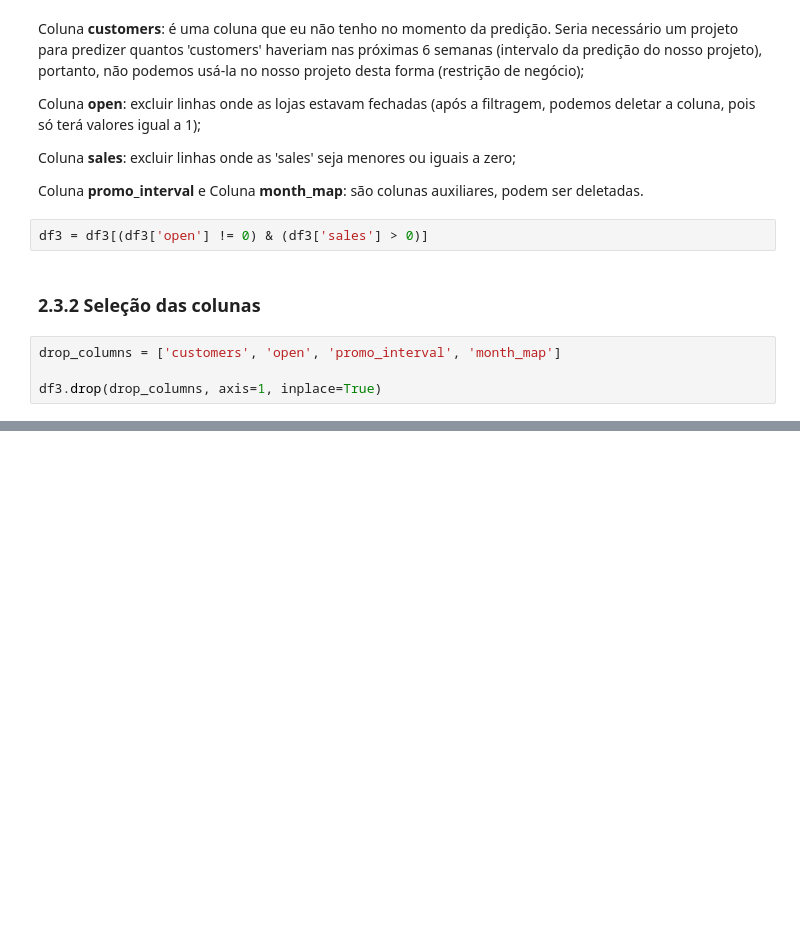
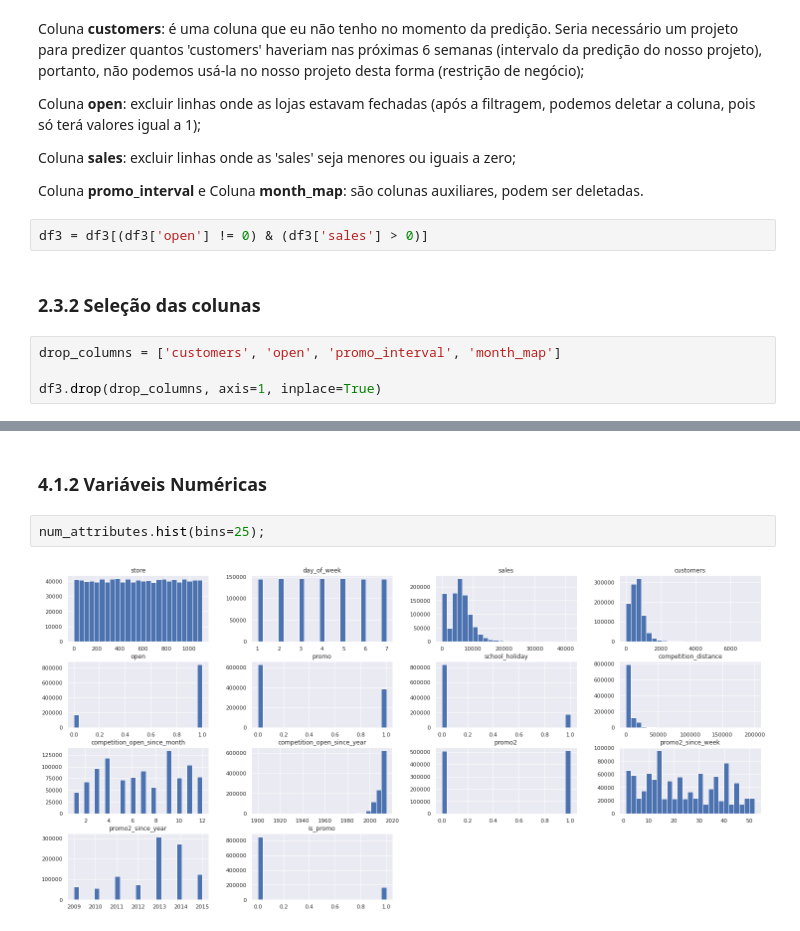
Before and after one commit to gustavo-moretto/Rossman-Sales-Prediction, a Jupyter notebook: rossmann_sales_prediction.ipynb, the cells around one changed output, grey strips where cells are left out. Drawn from its saved outputs; the diff is of its cells as text; blank space fills up the shorter version.

```diff
--- a/rossmann_sales_prediction.ipynb
+++ b/rossmann_sales_prediction.ipynb
@@ -463,0 +504,6 @@ df3.drop(drop_columns, axis=1, inplace=True)
+# %% [markdown]
+### 4.1.2 Variáveis Numéricas
+# %%
+num_attributes.hist(bins=25);
+# %% [output]
+[figure, added]
```
Also changed, not shown: parts of 21 cells of this notebook.
